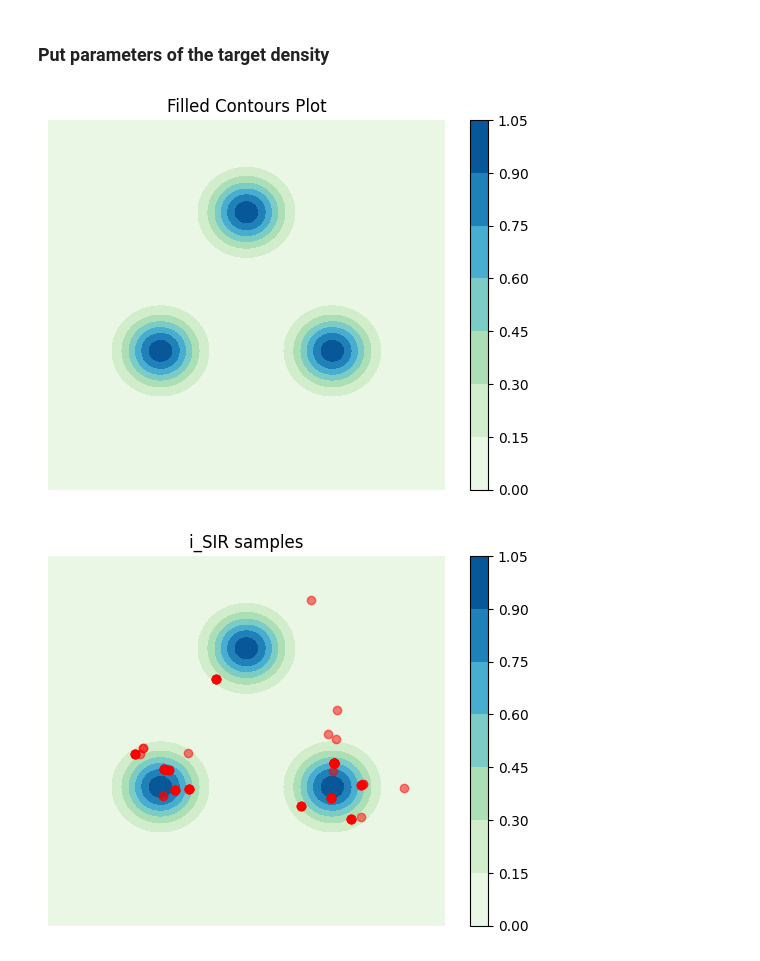
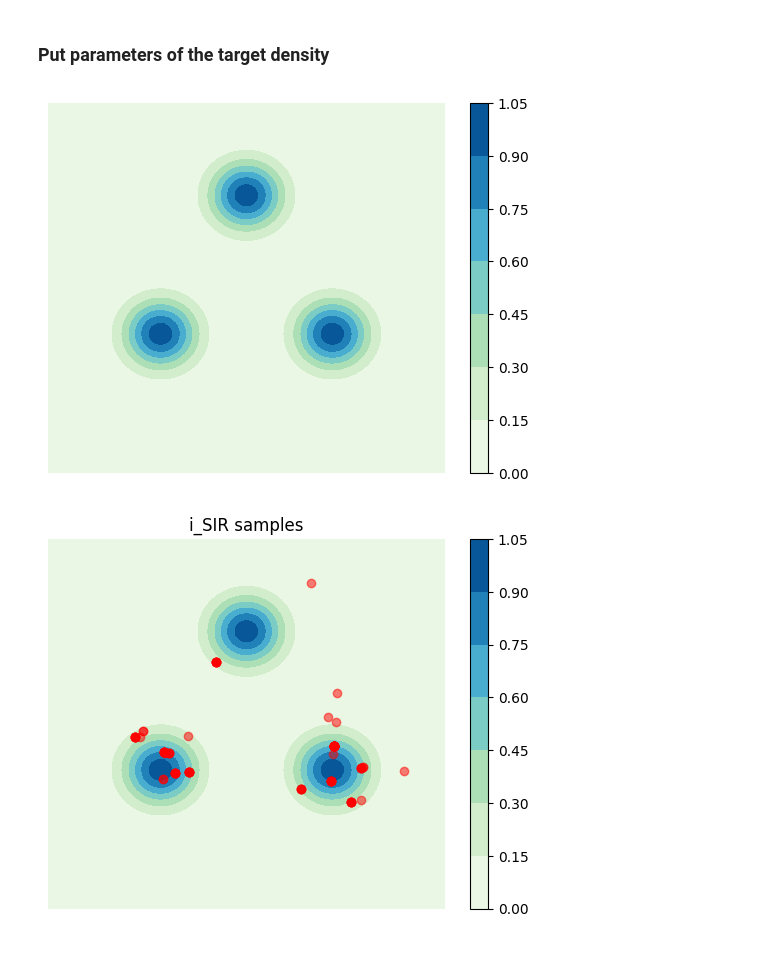
Before and after one commit to svsamsonov/ex2mcmc_new, a Jupyter notebook: experiments/exp_synthetic/gaussian_mixture.ipynb, the cells around one changed output. Cells and saved outputs as stored; diff of their text form; code cells hidden in the pictures.

```diff
--- a/experiments/exp_synthetic/gaussian_mixture.ipynb
+++ b/experiments/exp_synthetic/gaussian_mixture.ipynb
@@ -114,25 +117,22 @@ sigma = 1.0
 # %%
 N_pts = 100
 xlist = np.linspace(-2*a, 2*a, 100)
 ylist = np.linspace(-2*a, 2*a, 100)
 X, Y = np.meshgrid(xlist, ylist)
 points = np.zeros((2,X.shape[0],X.shape[1]),dtype=float)
 points[0] = X
 points[1] = Y
 dens_vals = np.zeros_like(X)
 for i in range(N_pts):
     for j in range(N_pts):
         dens_vals[i,j] = target_dens(points[:,i,j])
 fig,ax=plt.subplots(1,1)
 cp = ax.contourf(X, Y, dens_vals, cmap='GnBu')
 fig.colorbar(cp) # Add a colorbar to a plot
-ax.set_title('Filled Contours Plot')
-#ax.set_xlabel('x (cm)')
-ax.set_ylabel('y (cm)')
 ax.axis('off')
 plt.show()
 # %% [output]
-[figure, old version]
+[figure, new version]
 # %%
 N_samples = 100
 N_particles = 3
```
Also changed, not shown: parts of 5 cells of this notebook, 4 other files.
